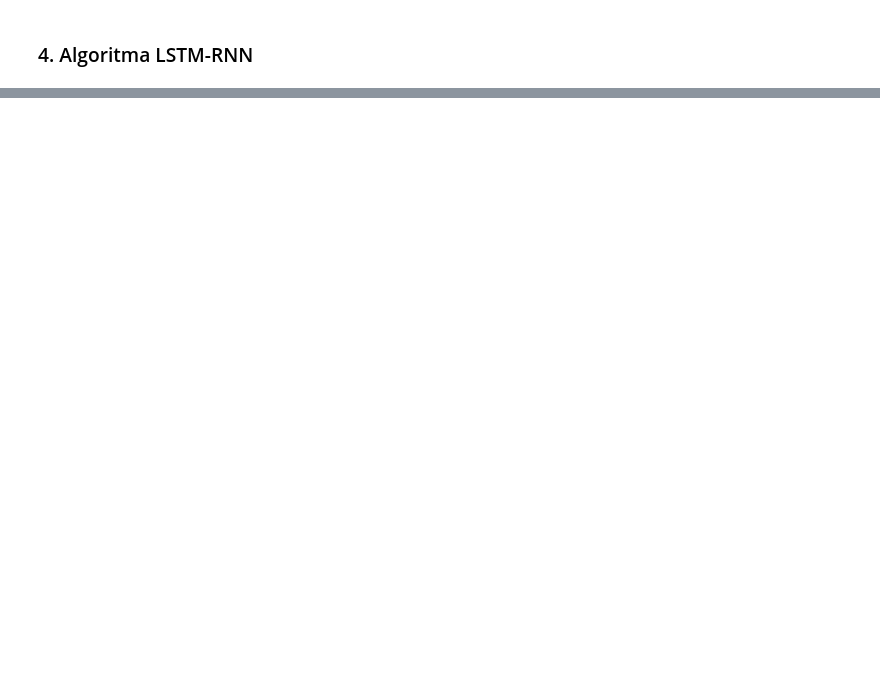
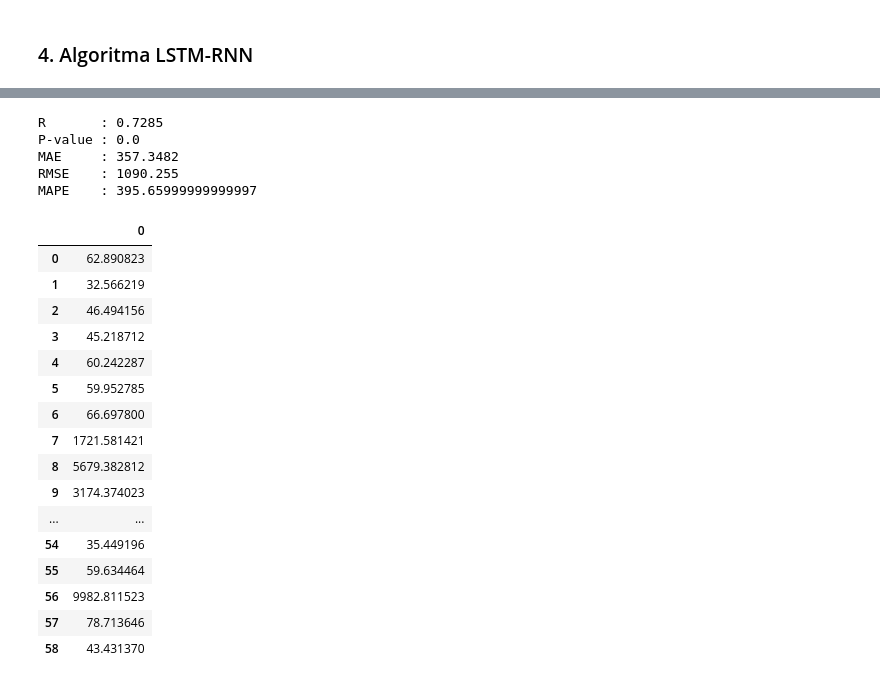
Before and after one commit to kusin/tensorflow-hotspot-v2, a Jupyter notebook: M2.ipynb, the cells around one changed output, grey strips where cells are left out. Cells and saved outputs as stored; diff of their text form; code cells hidden in the pictures; blank space fills up the shorter version.

```diff
--- a/M2.ipynb
+++ b/M2.ipynb
@@ -58,5 +71,5 @@ lstm_model = get_models(
 # compile models
 # param : model, batch_size, epochs, x_train, y_train, x_test, y_test
 lstm_history, lstm_predictions = get_prediction(
-  model=lstm_model, batch_size=32, epochs=1500, x_train=x_train, y_train=y_train, x_test=x_test, y_test=y_test
+  model=lstm_model, batch_size=16, epochs=1500, x_train=x_train, y_train=y_train, x_test=x_test, y_test=y_test
 )
@@ -89,5 +124,31 @@ print("P-value : "+str(p))
 print("MAE     : "+str(mae))
 print("RMSE    : "+str(rmse))
 print("MAPE    : "+str(mape*100))
+# %% [output]
+R       : 0.7285
+P-value : 0.0
+MAE     : 357.3482
+RMSE    : 1090.255
+MAPE    : 395.65999999999997
 # %%
-inverse(scaler, lstm_predictions.reshape(-1,1))
+pd.DataFrame(
+  inverse(scaler, lstm_predictions.reshape(-1,1))
+)
+# %% [output]
+|  | 0 |
+| 0 | 62.890823 |
+| 1 | 32.566219 |
+| 2 | 46.494156 |
+| 3 | 45.218712 |
+| 4 | 60.242287 |
+| 5 | 59.952785 |
+| 6 | 66.697800 |
+| 7 | 1721.581421 |
+| 8 | 5679.382812 |
+| 9 | 3174.374023 |
+| ... | ... |
+| 54 | 35.449196 |
+| 55 | 59.634464 |
+| 56 | 9982.811523 |
+| 57 | 78.713646 |
+| 58 | 43.431370 |
```
Also changed, not shown: parts of 7 cells of this notebook, 3 other files.
